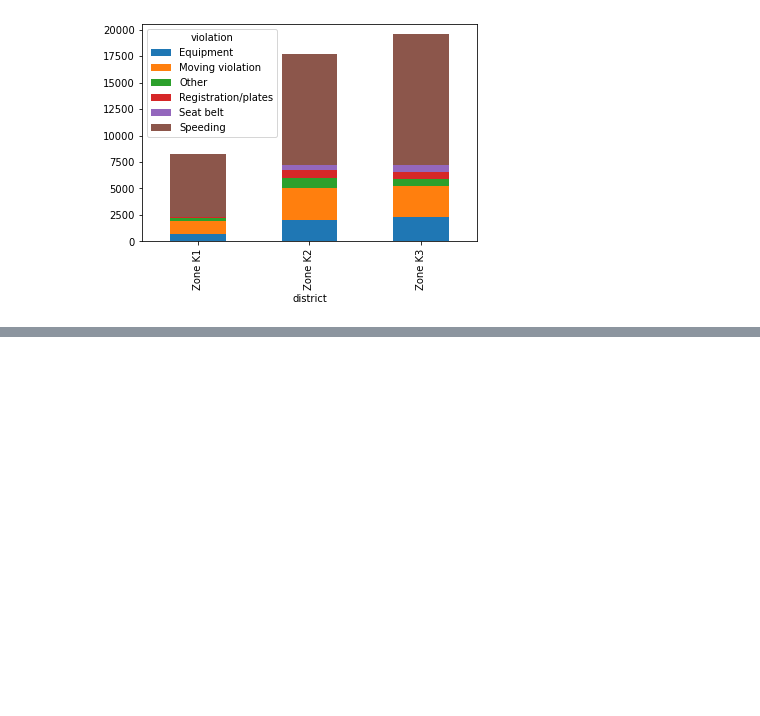
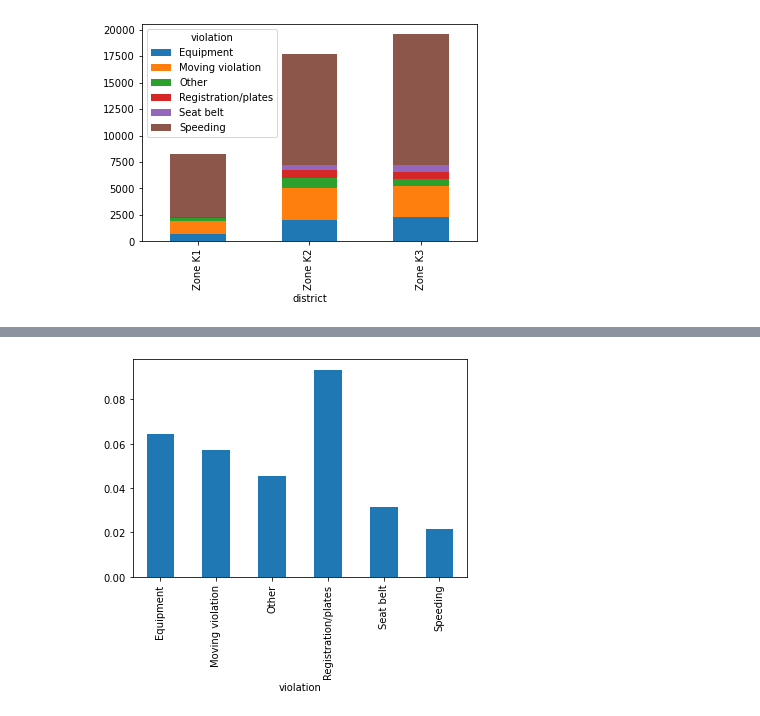
Before and after one commit to SketchQ/DataCamp_DataScience_Track, a Jupyter notebook: 17_Analyzing Police Activity with pandas/Chapter_3_ Visual Exploratory data analysis.ipynb, the cells around one changed output, grey strips where cells are left out. Saved outputs shown, nothing was run; the diff lists cells and outputs as text; code cells hidden in the pictures; blank space fills up the shorter version.

```diff
--- a/17_Analyzing Police Activity with pandas/Chapter_3_ Visual Exploratory data analysis.ipynb
+++ b/17_Analyzing Police Activity with pandas/Chapter_3_ Visual Exploratory data analysis.ipynb
@@ -492,0 +580,2 @@ plt.show()
+# %%
+search_rate = ri.groupby('violation').search_conducted.mean()
@@ -492,0 +586,6 @@ plt.show()
+# %%
+search_rate.plot(kind='bar')
+
+plt.show()
+# %% [output]
+[figure, added]
```
Also changed, not shown: parts of 24 cells of this notebook, 1 other file.
